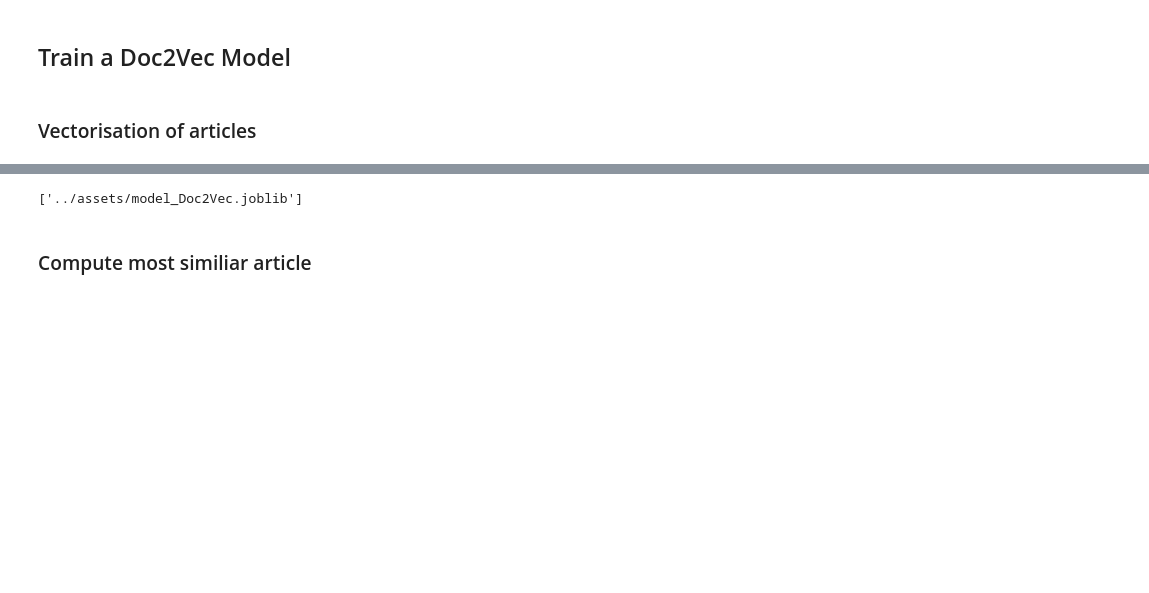
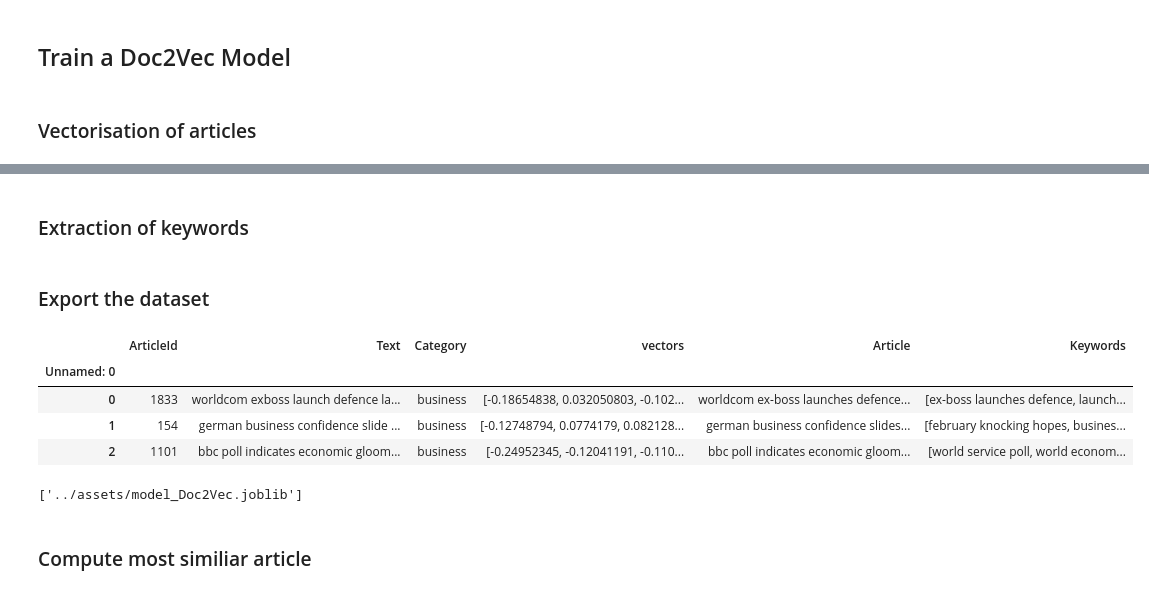
Before and after one commit to Marouan-git/BBC_news_classification, a Jupyter notebook: BBC_news_classification/articles_recommendations.ipynb, the cells around one changed output, grey strips where cells are left out. Saved outputs shown, nothing was run; the diff lists cells and outputs as text; code cells hidden in the pictures; blank space fills up the shorter version.

```diff
--- a/BBC_news_classification/articles_recommendations.ipynb
+++ b/BBC_news_classification/articles_recommendations.ipynb
@@ -117 +107,33 @@ memory usage: 11.8+ KB
+# %%
+df.set_index(["Unnamed: 0"],inplace=True)
+# Get the initial DataFrame with the articles before processing
+articles = pd.read_csv("../data/BBC_News_Train.csv")
+
+# add articles to the vectorized df
+df["Article"] = articles["Text"]
+# %% [markdown]
+### Extraction of keywords
+# %%
+kw_extractor = yk.KeywordExtractor(top=10)
+# %%
+def extract_keywords_only(article):
+    keywords = []
+    keywords_and_weight = kw_extractor.extract_keywords(article)
+
+    for couple in keywords_and_weight :
+        keywords.append(couple[0])
+
+    return keywords
+# %%
+df["Keywords"] = df["Article"].apply(lambda article: extract_keywords_only(article))
+# %% [markdown]
+### Export the dataset
+# %%
+df.head(3)
+# %% [output]
+|  | ArticleId | Text | Category | vectors | Article | Keywords |
+| Unnamed: 0 |  |  |  |  |  |  |
+| 0 | 1833 | worldcom exboss launch defence la... | business | [-0.18654838, 0.032050803, -0.102... | worldcom ex-boss launches defence... | [ex-boss launches defence, launch... |
+| 1 | 154 | german business confidence slide ... | business | [-0.12748794, 0.0774179, 0.082128... | german business confidence slides... | [february knocking hopes, busines... |
+| 2 | 1101 | bbc poll indicates economic gloom... | business | [-0.24952345, -0.12041191, -0.110... | bbc poll indicates economic gloom... | [world service poll, world econom... |
 # %%
```
Also changed, not shown: parts of 18 cells of this notebook, 3 other files.
